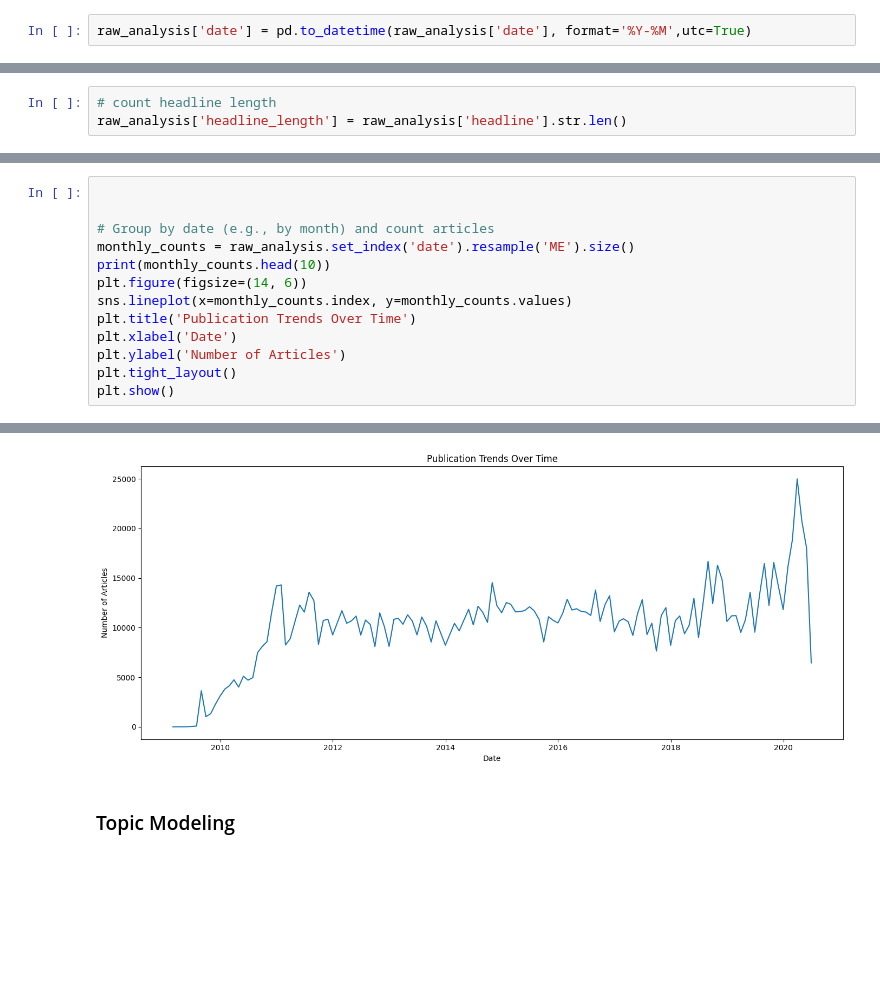
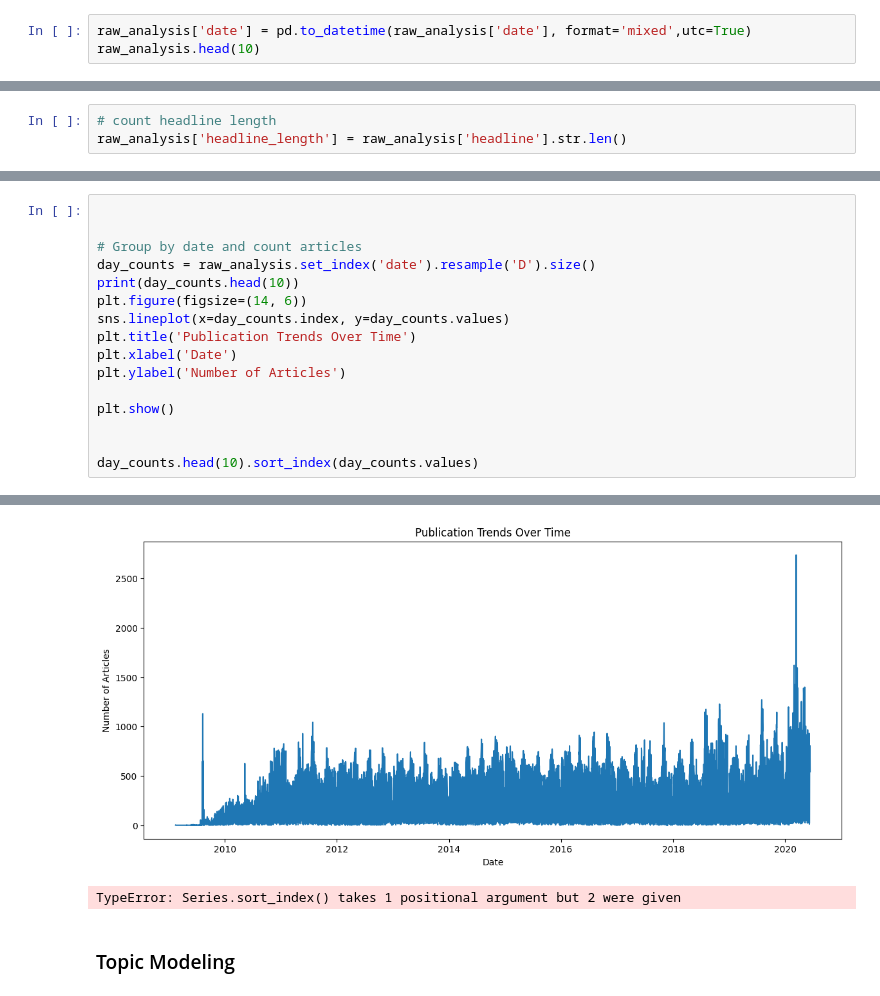
Before and after one commit to mikek1337/Predicting-Price-Moves-with-News-Sentiment-Week1, a Jupyter notebook: notebooks/publication-analysis.ipynb, the cells around one changed output, grey strips where cells are left out. Saved outputs shown, nothing was run; the diff lists cells and outputs as text; blank space fills up the shorter version.

```diff
--- a/notebooks/publication-analysis.ipynb
+++ b/notebooks/publication-analysis.ipynb
@@ -43,5 +40,6 @@ Name: date, dtype: object
 # %% [markdown]
 **Convert object to datetime**
 # %%
-raw_analysis['date'] = pd.to_datetime(raw_analysis['date'], format='%Y-%M',utc=True)
+raw_analysis['date'] = pd.to_datetime(raw_analysis['date'], format='mixed',utc=True)
+raw_analysis.head(10)
 # %% [output]
@@ -98,15 +82,18 @@ Name: count, dtype: int64
 # %%
 
 
-# Group by date (e.g., by month) and count articles
-monthly_counts = raw_analysis.set_index('date').resample('ME').size()
-print(monthly_counts.head(10))
+# Group by date and count articles
+day_counts = raw_analysis.set_index('date').resample('D').size()
+print(day_counts.head(10))
 plt.figure(figsize=(14, 6))
-sns.lineplot(x=monthly_counts.index, y=monthly_counts.values)
+sns.lineplot(x=day_counts.index, y=day_counts.values)
 plt.title('Publication Trends Over Time')
 plt.xlabel('Date')
 plt.ylabel('Number of Articles')
-plt.tight_layout()
+
 plt.show()
+
+
+day_counts.head(10).sort_index(day_counts.values)
 # %% [output]
 date
@@ -124,3 +116,4 @@ Freq: ME, dtype: int64
-[figure, old version]
+[figure, new version]
+TypeError: Series.sort_index() takes 1 positional argument but 2 were given
 # %% [markdown]
 ### Topic Modeling
```
Also changed, not shown: parts of 7 cells of this notebook, 9 other files.
